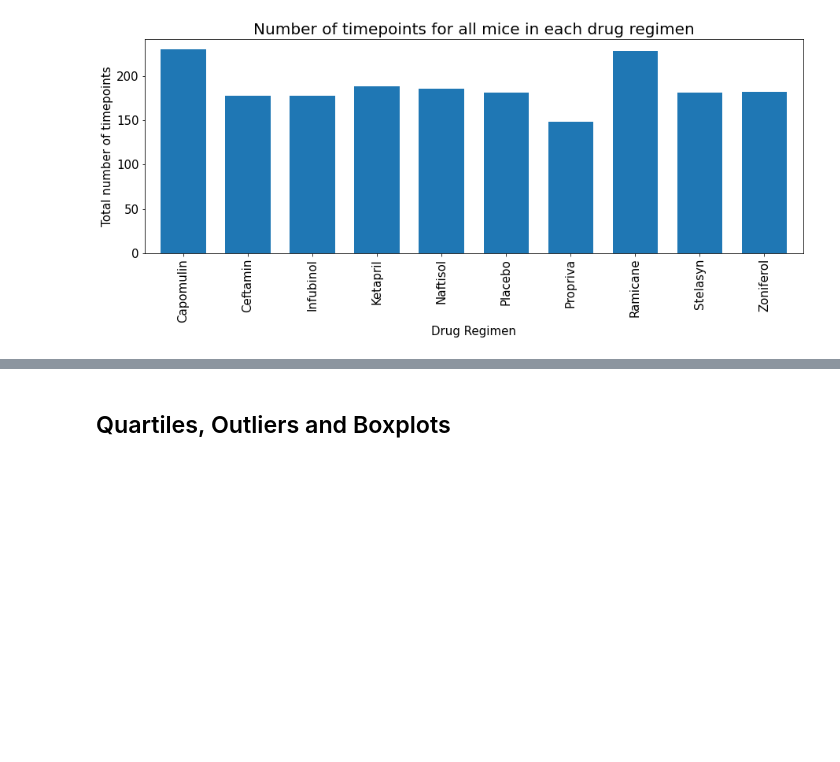
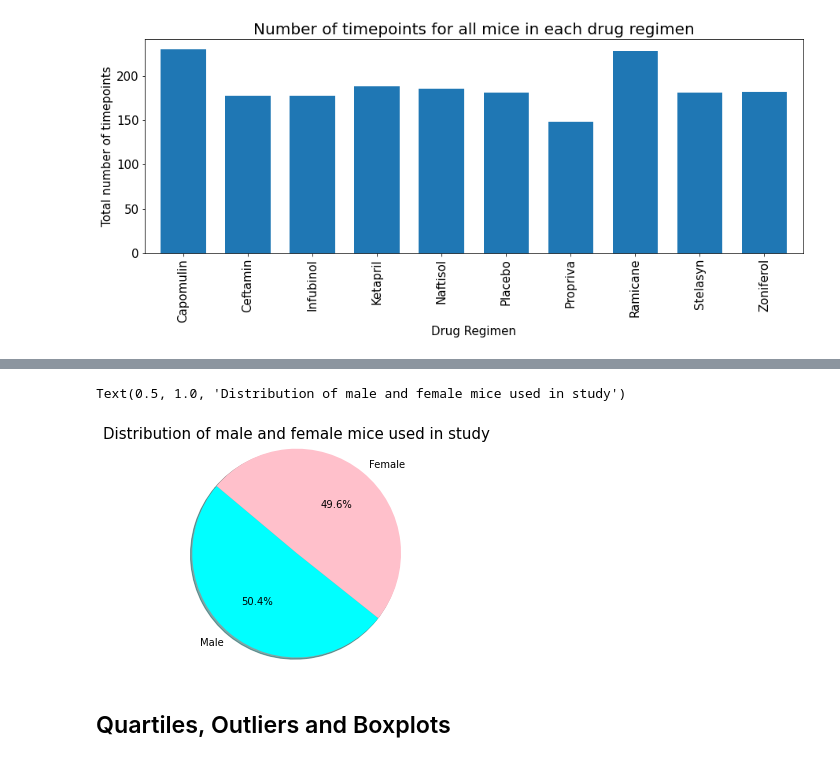
Before and after one commit to klbowman/Pharmaceutical-Data-Analysis, a Jupyter notebook: Pymaceuticals/pymaceuticals_kbowman.ipynb, the cells around one changed output, grey strips where cells are left out. Cells and saved outputs as stored; diff of their text form; code cells hidden in the pictures; blank space fills up the shorter version.

```diff
--- a/Pymaceuticals/pymaceuticals_kbowman.ipynb
+++ b/Pymaceuticals/pymaceuticals_kbowman.ipynb
@@ -166,3 +166,13 @@ tumor_df = merged_df.loc[merged_df.duplicated(subset=['Mouse ID','Timepoint_x','
+# %%
+# Generate a pie plot showing the distribution of female versus male mice using pyplot
+labels = ["Male", "Female"]
+sizes = [125,123]
+colors = ['cyan', 'pink']
+plt.pie(sizes, labels=labels, colors=colors, autopct="%1.1f%%", shadow=True, startangle=140, radius=1.2)
+plt.title("Distribution of male and female mice used in study", fontsize='15')
+# %% [output]
+Text(0.5, 1.0, 'Distribution of male and female mice used in study')
+[figure, added]
 # %% [markdown]
 ## Quartiles, Outliers and Boxplots
 # %%
```
Also changed, not shown: parts of 11 cells of this notebook.
